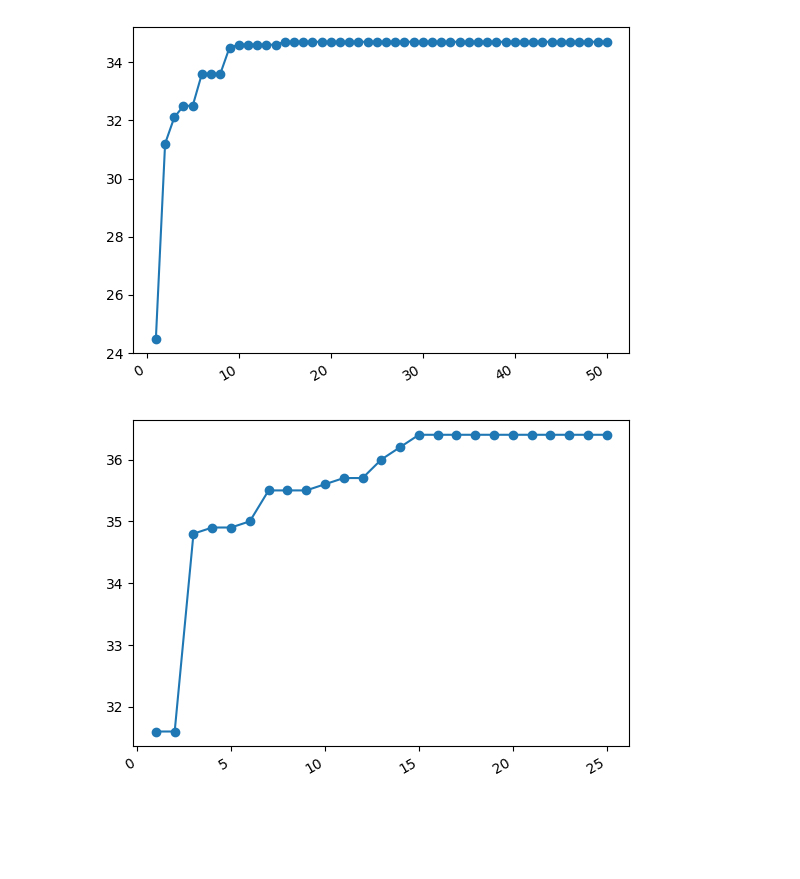
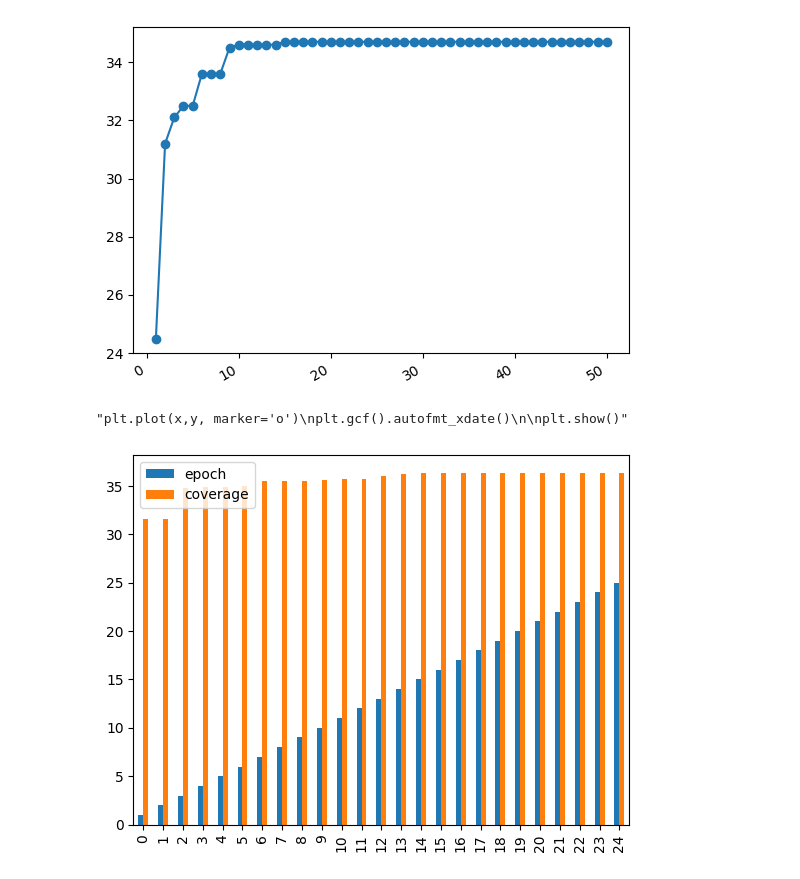
Before and after one commit to iStrannik/FuzzGoTemplate, a Jupyter notebook: for_text/draw_history.ipynb, the cells around one changed output. Saved outputs shown, nothing was run; the diff lists cells and outputs as text; code cells hidden in the pictures; blank space fills up the shorter version.

```diff
--- a/for_text/draw_history.ipynb
+++ b/for_text/draw_history.ipynb
@@ -67,11 +81,14 @@ plt.show()
 # %%
 df = pd.read_csv('With_mutation_update.csv', delimiter='\t')
 x = df['epoch'][:25]
 y = df['coverage'][:25]
 
-plt.plot(x,y, marker='o')
+df.plot(kind='bar')
+
+'''plt.plot(x,y, marker='o')
 plt.gcf().autofmt_xdate()
 
-plt.show()
+plt.show()'''
 # %% [output]
+"plt.plot(x,y, marker='o')\nplt.gcf().autofmt_xdate()\n\nplt.show()"
-[figure, old version]
+[figure, new version]
```
Also changed, not shown: parts of 2 cells of this notebook, 7 other files.
